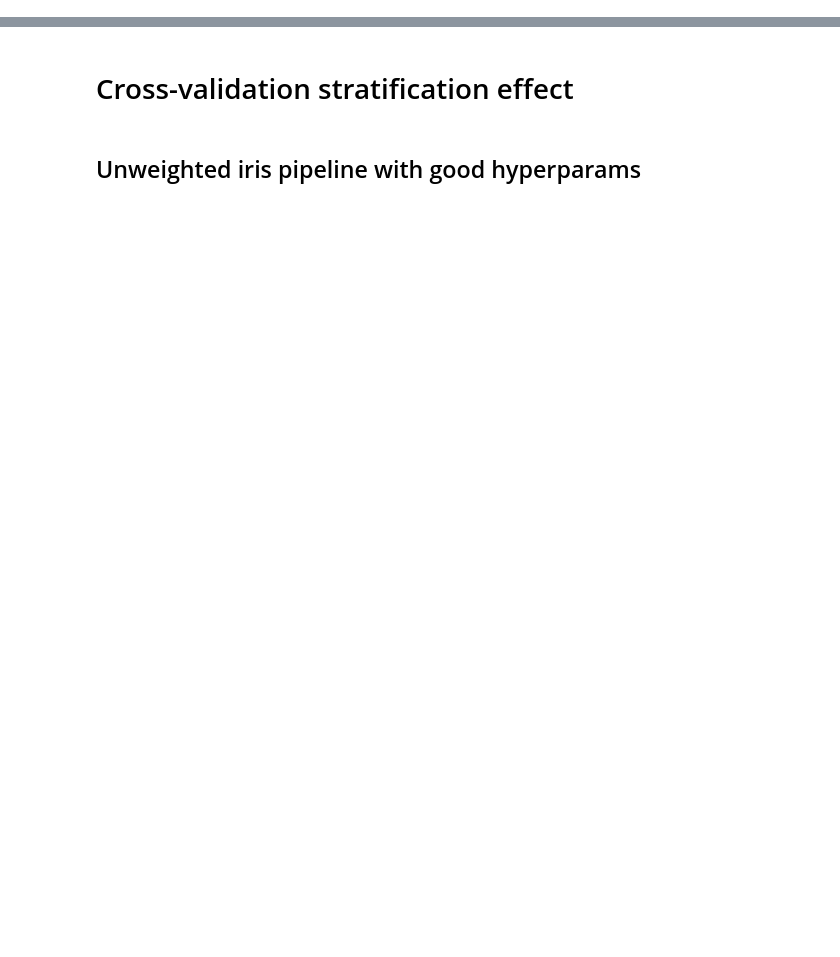
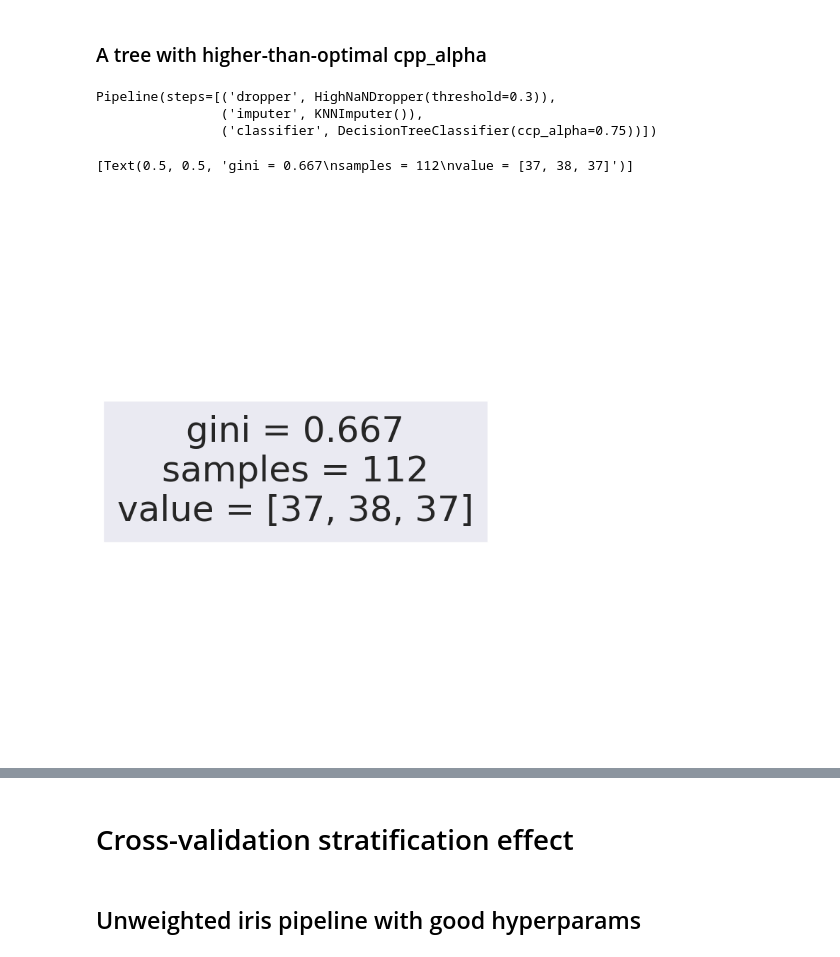
Before and after one commit to Dund33/um-3, a Jupyter notebook: trees.ipynb, the cells around one changed output, grey strips where cells are left out. Cells and saved outputs as stored; diff of their text form; code cells hidden in the pictures; blank space fills up the shorter version.

```diff
--- a/trees.ipynb
+++ b/trees.ipynb
@@ -138,0 +159,15 @@ F1 Score: 0.8947
+# %% [markdown]
+### A tree with higher-than-optimal cpp_alpha
+# %%
+ccp_tree = build_pipeline(ccp_alpha=0.75)
+ccp_tree.fit(x_iris, y_iris)
+# %% [output]
+Pipeline(steps=[('dropper', HighNaNDropper(threshold=0.3)),
+                ('imputer', KNNImputer()),
+                ('classifier', DecisionTreeClassifier(ccp_alpha=0.75))])
+# %%
+_, ax = plt.subplots(figsize=(7,10))
+plot_tree(ccp_tree['classifier'], ax=ax)
+# %% [output]
+[Text(0.5, 0.5, 'gini = 0.667\nsamples = 112\nvalue = [37, 38, 37]')]
+[figure, added]
```
Also changed, not shown: parts of 36 cells of this notebook.
